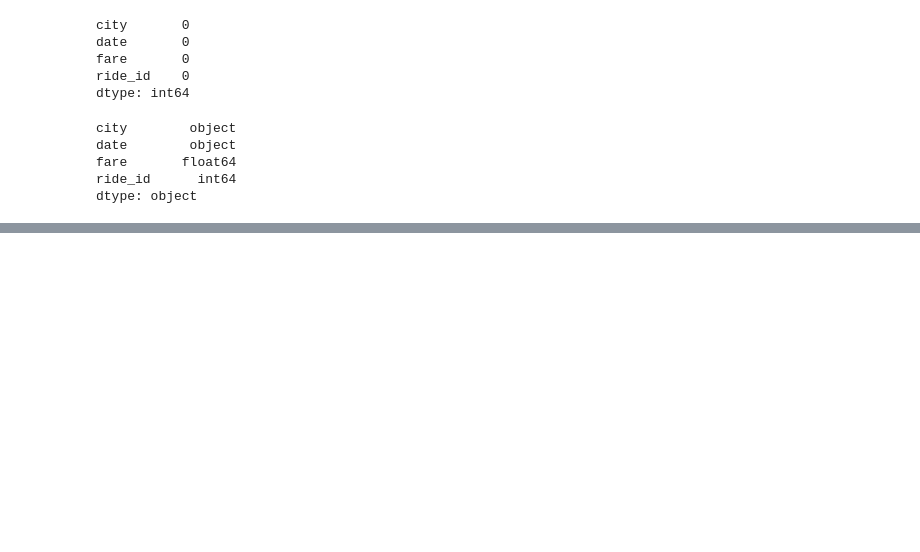
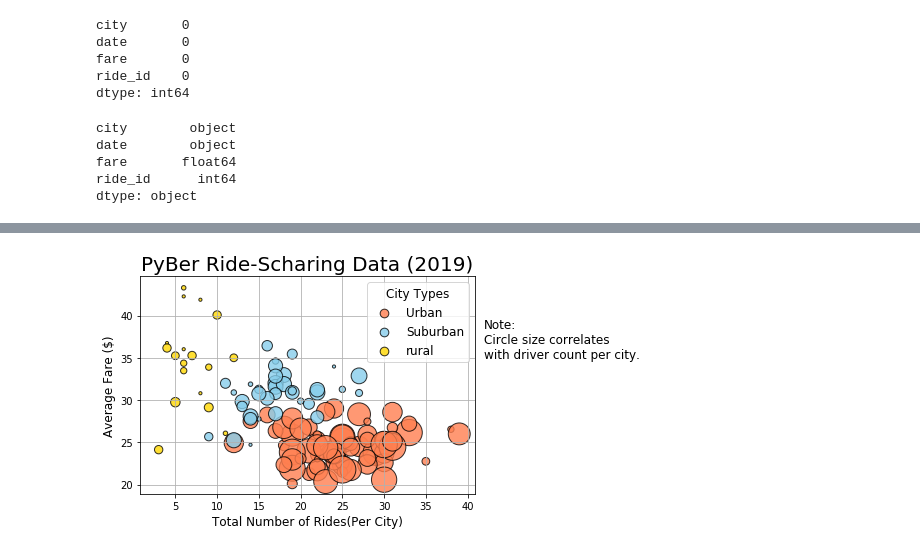
Before and after one commit to jwade688/PyBer_Analysis, a Jupyter notebook: PyBer.ipynb, the cells around one changed output, grey strips where cells are left out. Cells and saved outputs as stored; diff of their text form; code cells hidden in the pictures; blank space fills up the shorter version.

```diff
--- a/PyBer.ipynb
+++ b/PyBer.ipynb
@@ -81,0 +166,50 @@ pyber_data_df.head()
+# %%
+# Create a scatter chart for all 3 city types
+# Build the scatter plos for urban cities.
+plt.scatter(urban_ride_count,
+            urban_avg_fare,
+            s=10*urban_driver_count,
+            label="Urban",
+            color="coral",
+           alpha=.8,
+           linewidths=1,
+           edgecolor="black")
+
+plt.scatter(suburban_ride_count,
+            suburban_avg_fare,
+            s=10*suburban_driver_count,
+            label="Suburban",
+            color="skyblue",
+           alpha=.8,
+           linewidths=1,
+           edgecolor="black")
+
+plt.scatter(rural_ride_count,
+            rural_avg_fare,
+            s=10*rural_driver_count,
+            label="rural",
+            color="gold",
+           alpha=.8,
+           linewidths=1,
+           edgecolor="black")
+
+# Add a title
+plt.title("PyBer Ride-Scharing Data (2019)", fontsize=20)
+# Label the axes
+plt.xlabel("Total Number of Rides(Per City)", fontsize=12)
+plt.ylabel("Average Fare ($)", fontsize=12)
+# Add gridlines
+plt.grid()
+# Create a legend
+lgnd = plt.legend(fontsize="12", mode="Expanded", scatterpoints=1, loc="best", title="City Types")
+lgnd.legendHandles[0]._sizes = [75]
+lgnd.legendHandles[1]._sizes = [75]
+lgnd.legendHandles[2]._sizes = [75]
+lgnd.get_title().set_fontsize(12)
+# Add a note about circle size
+plt.text(42, 35, "Note:\nCircle size correlates\nwith driver count per city.", fontsize="12")
+
+# Save the figure
+plt.savefig("analysis/Fig1.png", bbox_inches="tight")
+# %% [output]
+[figure, added]
```
Also changed, not shown: parts of 9 cells of this notebook, 1 other file.
